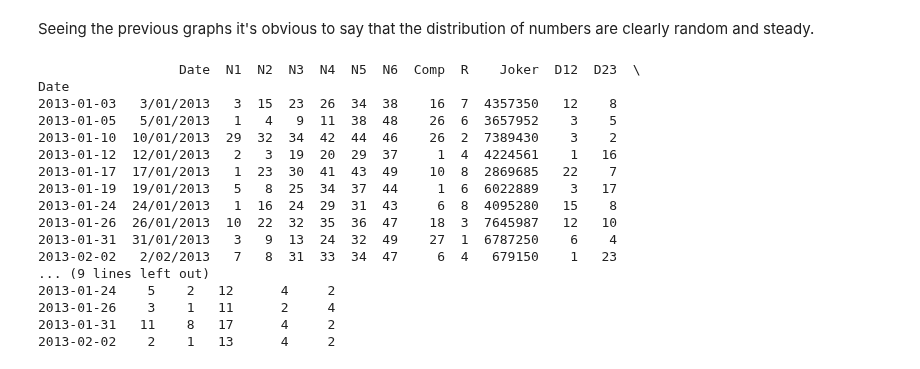
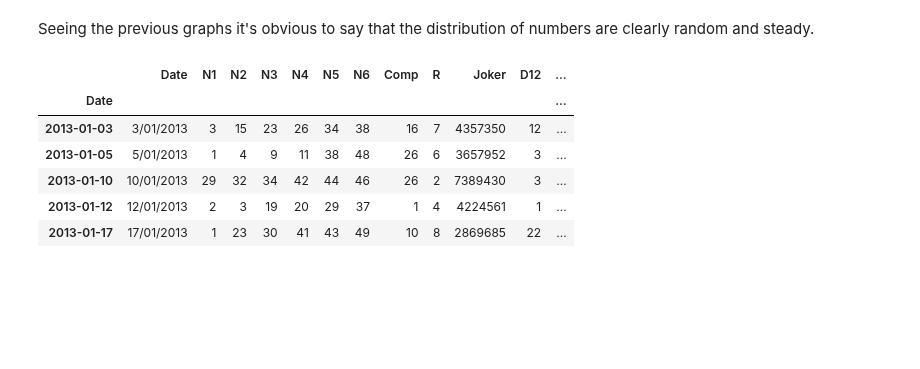
Before and after one commit to samuxiii/notebooks, a Jupyter notebook: lottery/Lottery.ipynb, the cells around one changed output. Saved outputs shown, nothing was run; the diff lists cells and outputs as text; code cells hidden in the pictures; blank space fills up the shorter version.

Commit message:
Added timestamp

```diff
--- a/lottery/Lottery.ipynb
+++ b/lottery/Lottery.ipynb
@@ -55,26 +55,17 @@ data['D56'] = data.N6 - data.N5
 #number odds and evens
 data['evens'] = data.iloc[:,1:7].apply(lambda x: x%2).sum(axis=1)
 data['odds'] = 6 - data['evens']
-# %%
-print(data.iloc[:10])
-# %% [output]
-                  Date  N1  N2  N3  N4  N5  N6  Comp  R    Joker  D12  D23  \
-Date
-2013-01-03   3/01/2013   3  15  23  26  34  38    16  7  4357350   12    8
-2013-01-05   5/01/2013   1   4   9  11  38  48    26  6  3657952    3    5
-2013-01-10  10/01/2013  29  32  34  42  44  46    26  2  7389430    3    2
-2013-01-12  12/01/2013   2   3  19  20  29  37     1  4  4224561    1   16
-2013-01-17  17/01/2013   1  23  30  41  43  49    10  8  2869685   22    7
-2013-01-19  19/01/2013   5   8  25  34  37  44     1  6  6022889    3   17
-2013-01-24  24/01/2013   1  16  24  29  31  43     6  8  4095280   15    8
-2013-01-26  26/01/2013  10  22  32  35  36  47    18  3  7645987   12   10
-2013-01-31  31/01/2013   3   9  13  24  32  49    27  1  6787250    6    4
-2013-02-02   2/02/2013   7   8  31  33  34  47     6  4   679150    1   23
-... (9 lines left out)
-2013-01-24    5    2   12      4     2
-2013-01-26    3    1   11      2     4
-2013-01-31   11    8   17      4     2
-2013-02-02    2    1   13      4     2
+# %%
+data['Timestamp'] = pd.to_datetime(data['Date'] , format='%d/%m/%Y').apply(lambda x: pd.Timestamp(x).value)
+data.head()
+# %% [output]
+|  | Date | N1 | N2 | N3 | N4 | N5 | N6 | Comp | R | Joker | D12 | ... |
+| Date |  |  |  |  |  |  |  |  |  |  |  | ... |
+| 2013-01-03 | 3/01/2013 | 3 | 15 | 23 | 26 | 34 | 38 | 16 | 7 | 4357350 | 12 | ... |
+| 2013-01-05 | 5/01/2013 | 1 | 4 | 9 | 11 | 38 | 48 | 26 | 6 | 3657952 | 3 | ... |
+| 2013-01-10 | 10/01/2013 | 29 | 32 | 34 | 42 | 44 | 46 | 26 | 2 | 7389430 | 3 | ... |
+| 2013-01-12 | 12/01/2013 | 2 | 3 | 19 | 20 | 29 | 37 | 1 | 4 | 4224561 | 1 | ... |
+| 2013-01-17 | 17/01/2013 | 1 | 23 | 30 | 41 | 43 | 49 | 10 | 8 | 2869685 | 22 | ... |
 # %%
 from sklearn.linear_model import Ridge
 from sklearn.model_selection import train_test_split
```
